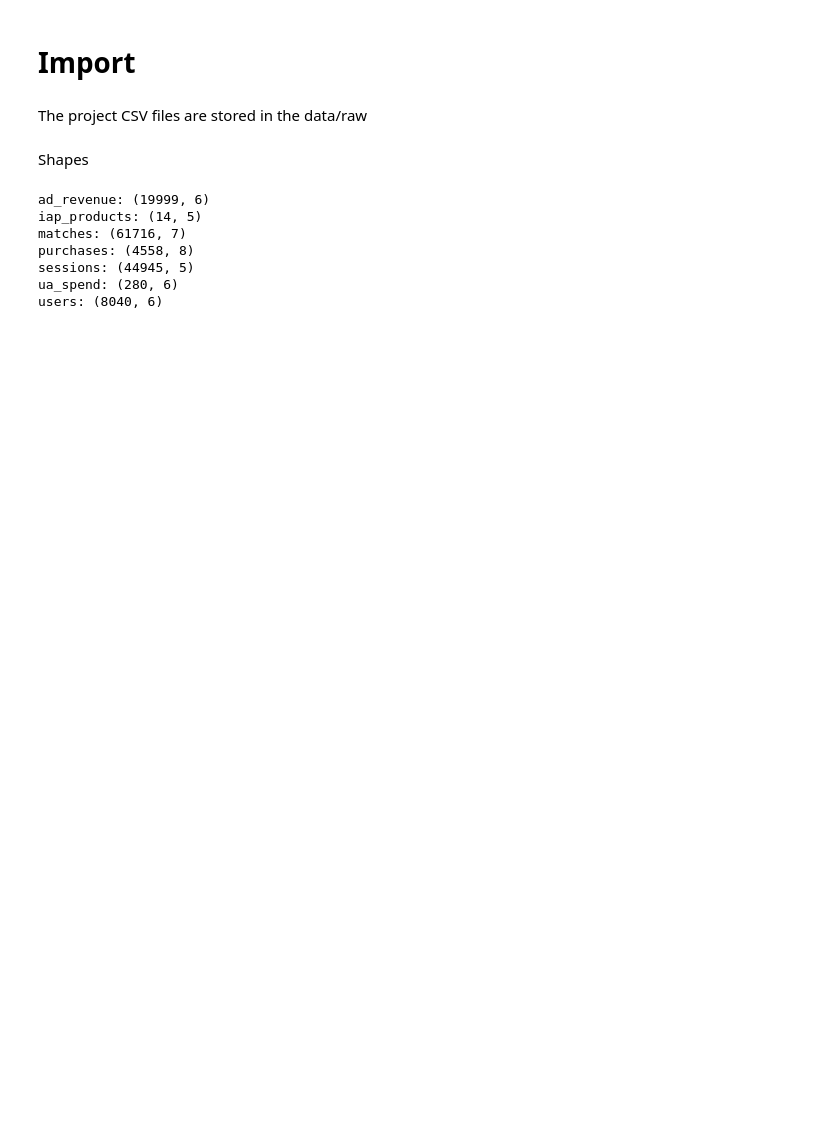
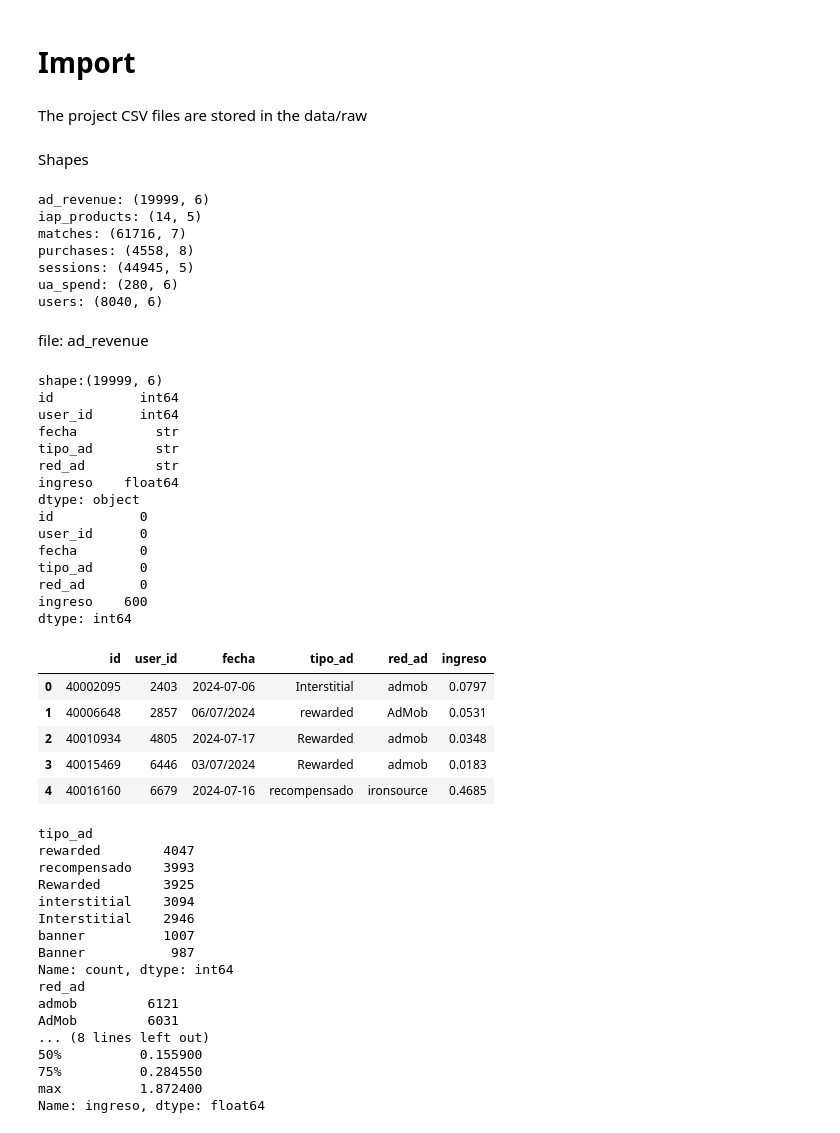
Before and after one commit to jimmyramirezg6-blip/PlayLoop_project, a Jupyter notebook: notebook/01_initial_exploration.ipynb, the cells around one changed output. Drawn from its saved outputs; the diff is of its cells as text; code cells hidden in the pictures; blank space fills up the shorter version.

```diff
--- a/notebook/01_initial_exploration.ipynb
+++ b/notebook/01_initial_exploration.ipynb
@@ -29,3 +29,55 @@ purchases: (4558, 8)
 sessions: (44945, 5)
 ua_spend: (280, 6)
 users: (8040, 6)
+# %% [markdown]
+file: ad_revenue
+# %%
+print(f'shape:{ad_revenue.shape}')
+print(ad_revenue.dtypes)
+print(ad_revenue.isnull().sum())
+display(ad_revenue.head())
+
+# Todo: Standardize categories
+print(ad_revenue['tipo_ad'].value_counts())
+print(ad_revenue['red_ad'].value_counts())
+# revenue describe
+print(ad_revenue['ingreso'].describe())
+# %% [output]
+shape:(19999, 6)
+id           int64
+user_id      int64
+fecha          str
+tipo_ad        str
+red_ad         str
+ingreso    float64
+dtype: object
+id           0
+user_id      0
+fecha        0
+tipo_ad      0
+red_ad       0
+ingreso    600
+dtype: int64
+|  | id | user_id | fecha | tipo_ad | red_ad | ingreso |
+| 0 | 40002095 | 2403 | 2024-07-06 | Interstitial | admob | 0.0797 |
+| 1 | 40006648 | 2857 | 06/07/2024 | rewarded | AdMob | 0.0531 |
+| 2 | 40010934 | 4805 | 2024-07-17 | Rewarded | admob | 0.0348 |
+| 3 | 40015469 | 6446 | 03/07/2024 | Rewarded | admob | 0.0183 |
+| 4 | 40016160 | 6679 | 2024-07-16 | recompensado | ironsource | 0.4685 |
+tipo_ad
+rewarded        4047
+recompensado    3993
+Rewarded        3925
+interstitial    3094
+Interstitial    2946
+banner          1007
+Banner           987
+Name: count, dtype: int64
+red_ad
+admob         6121
+AdMob         6031
+... (8 lines left out)
+50%          0.155900
+75%          0.284550
+max          1.872400
+Name: ingreso, dtype: float64
```
Also changed, not shown: parts of 12 cells of this notebook.
